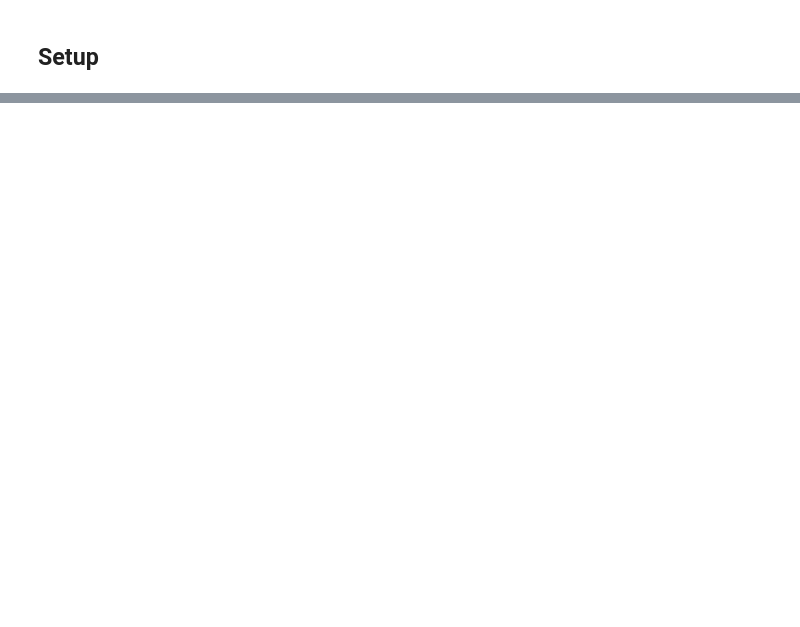
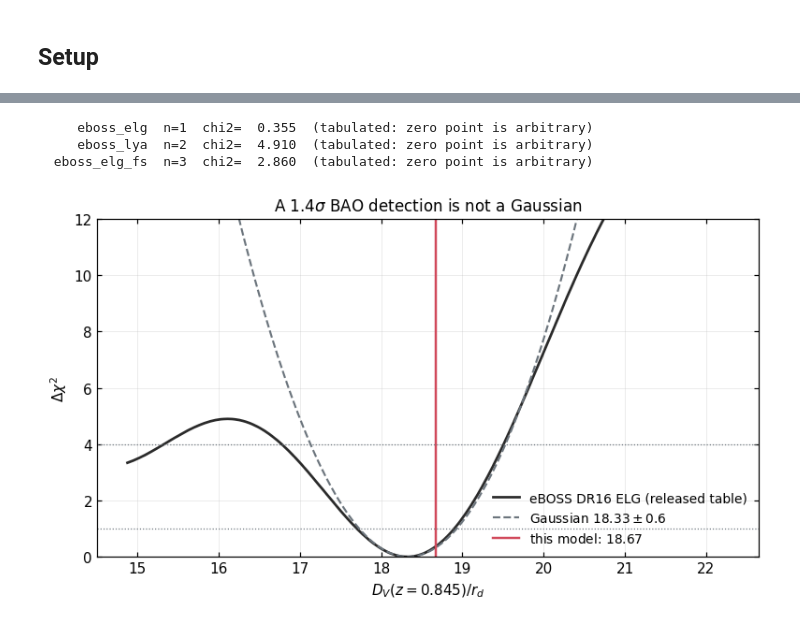
Before and after one commit to salihyesil59/CosmoFit, a Jupyter notebook: examples/01-getting-started/dataset_zoo.ipynb, the cells around one changed output, grey strips where cells are left out. Drawn from its saved outputs; the diff is of its cells as text; code cells hidden in the pictures; blank space fills up the shorter version.

```diff
--- a/examples/01-getting-started/dataset_zoo.ipynb
+++ b/examples/01-getting-started/dataset_zoo.ipynb
@@ -228,0 +227,13 @@ chi2_min = 1652.56  (1863 data points)
+# %%
+for key in ("eboss_elg", "eboss_lya", "eboss_elg_fs"):
+    fit = look(key, free_params=("H0", "Omega_m", "sigma8"))
+    print(f"{key:>14s}  n={fit.n_data}  chi2={fit.chi2():7.3f}  "
+          f"(tabulated: zero point is arbitrary)")
+# %% [output]
+     eboss_elg  n=1  chi2=  0.355  (tabulated: zero point is arbitrary)
+     eboss_lya  n=2  chi2=  4.910  (tabulated: zero point is arbitrary)
+  eboss_elg_fs  n=3  chi2=  2.860  (tabulated: zero point is arbitrary)
+# %%
+look("eboss_elg").plots.eboss_surface("eboss_elg");
+# %% [output]
+[figure, added]
```
Also changed, not shown: parts of 63 cells of this notebook, 5 other files.
